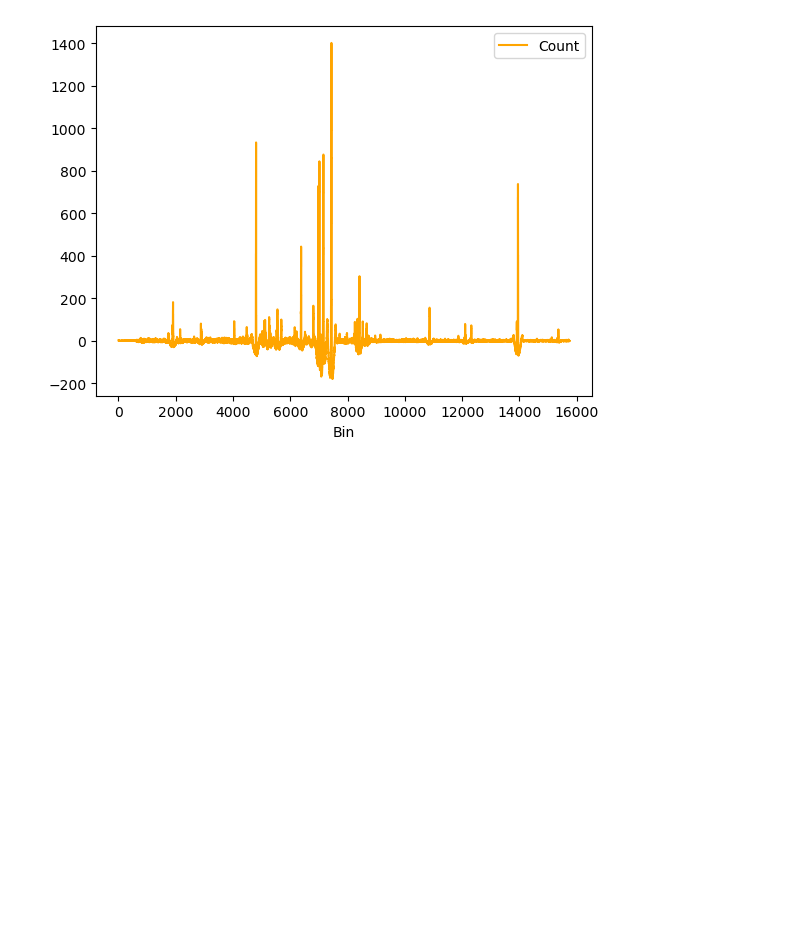
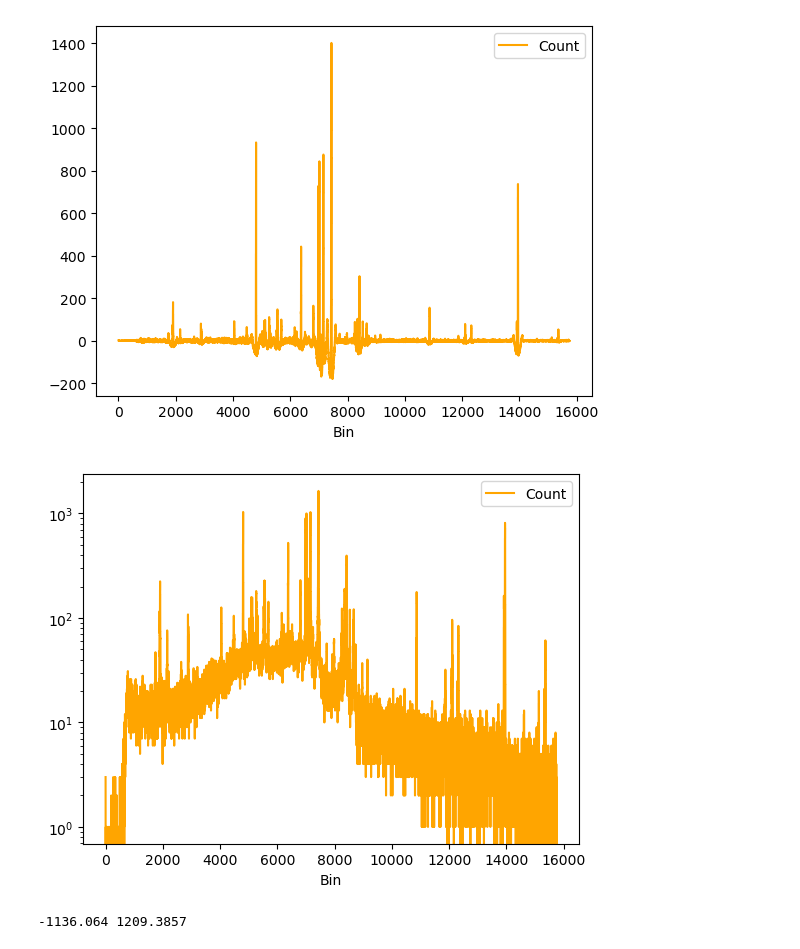
Before and after one commit to Tussky/spectral, a Jupyter notebook: Josiah.ipynb, the cells around one changed output. Cells and saved outputs as stored; diff of their text form; code cells hidden in the pictures; blank space fills up the shorter version.

Commit message:
summed_channels and plot_particle in particle

```diff
--- a/Josiah.ipynb
+++ b/Josiah.ipynb
@@ -34,3 +50,12 @@ chan1.plot_channel(True)
 # %% [output]
 None
 [figure]
+# %%
+chan1.plot_channel()
+# %% [output]
+[figure, added]
+# %%
+d2 = savgol_filter(channels.loc['chan1', 'energy'], 10, 3, deriv = 2)
+print(min(d2), max(d2))
+# %% [output]
+-1136.064 1209.3857
```
Also changed, not shown: parts of 2 cells of this notebook, 2 other files.
